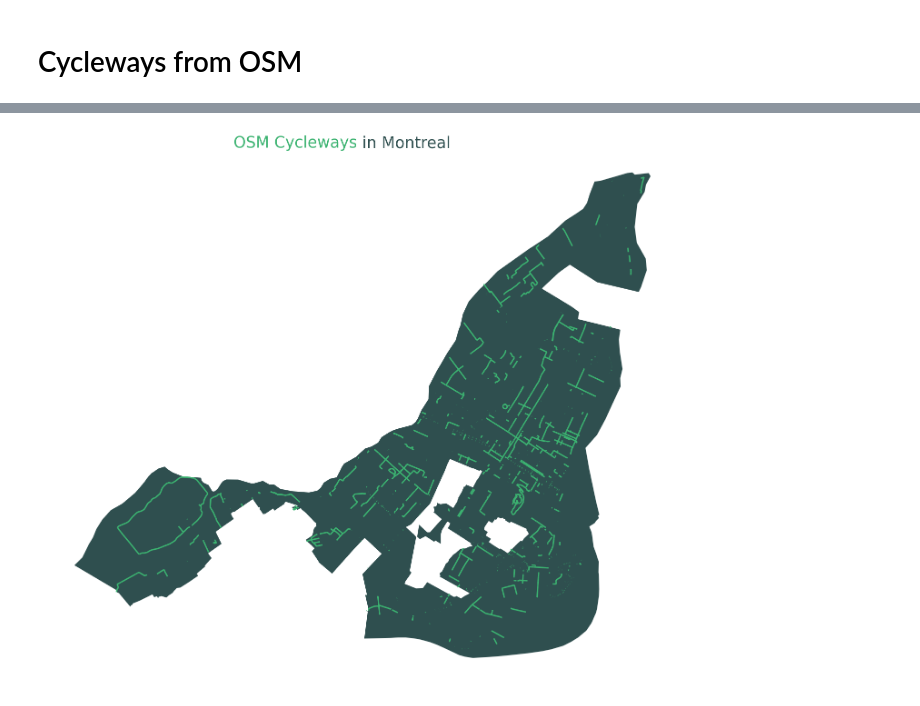
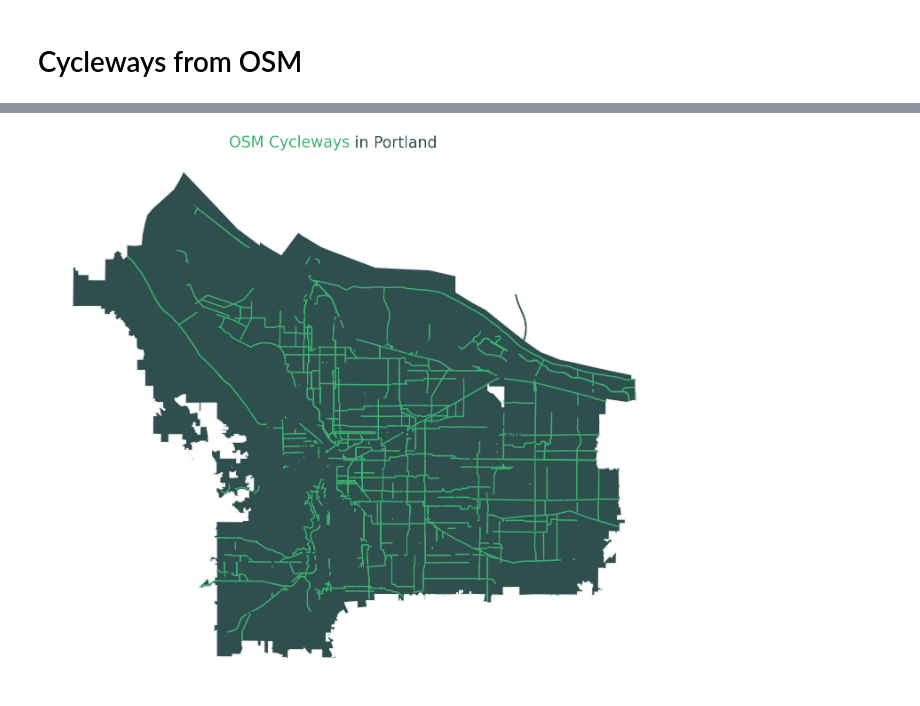
Before and after one commit to nicolepaul/30-day-map-challenge, a Jupyter notebook: notebooks/07_Green.ipynb, the cells around one changed output, grey strips where cells are left out. Cells and saved outputs as stored; diff of their text form; code cells hidden in the pictures.

```diff
--- a/notebooks/07_Green.ipynb
+++ b/notebooks/07_Green.ipynb
@@ -57,7 +57,7 @@ plt.rc('axes', prop_cycle=colors)
 # Cycleways from OSM
 # %%
 # Define query
-region_type, region_name = 'city', 'montreal'
+region_type, region_name = 'city', 'portland'
 query = {region_type: region_name}
 
 # Configure osmnx
@@ -121,18 +121,18 @@ Found 1,500 cycleways
 # %%
 # Construct plot
 fig, ax = plt.subplots(figsize=(10,10))
-adm.plot(ax=ax, edgecolor='w', facecolor='DarkSlateGray', zorder=1)
+adm.plot(ax=ax, edgecolor='#eeeeee', facecolor='DarkSlateGray', zorder=1)
 paths_poly.plot(ax=ax, color="MediumSeaGreen", zorder=2)
 ax.annotate(f"OSM Cycleways ", xy=(0.5,1), xycoords='axes fraction', color='MediumSeaGreen', ha='right', fontsize="xx-large")
 ax.annotate(f"in {region_name.title()}", xy=(0.5,1), xycoords='axes fraction', color='DarkSlateGray', ha='left', fontsize="xx-large")
 ax.axis('off')
 plt.tight_layout()
 
 # Write to path
 out_path = os.path.join("..", "contributions", f"07_{region_name.title()}")
-fig.savefig(out_path, facecolor="w", dpi=300)
+fig.savefig(out_path, facecolor="#eeeeee", dpi=300)
 
 # Preview
 plt.show()
 # %% [output]
-[figure, old version]
+[figure, new version]
```
Also changed, not shown: parts of 2 cells of this notebook, 4 other files.
